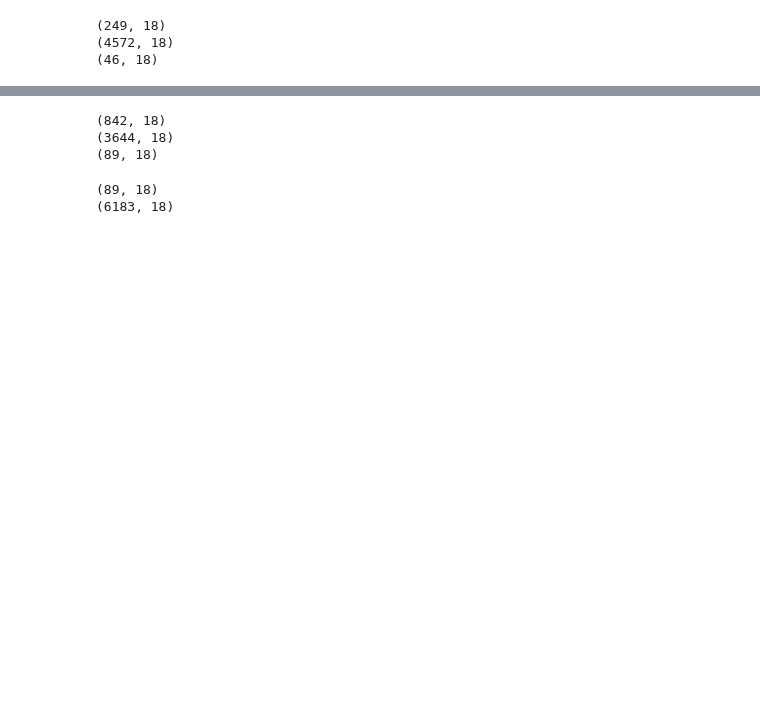
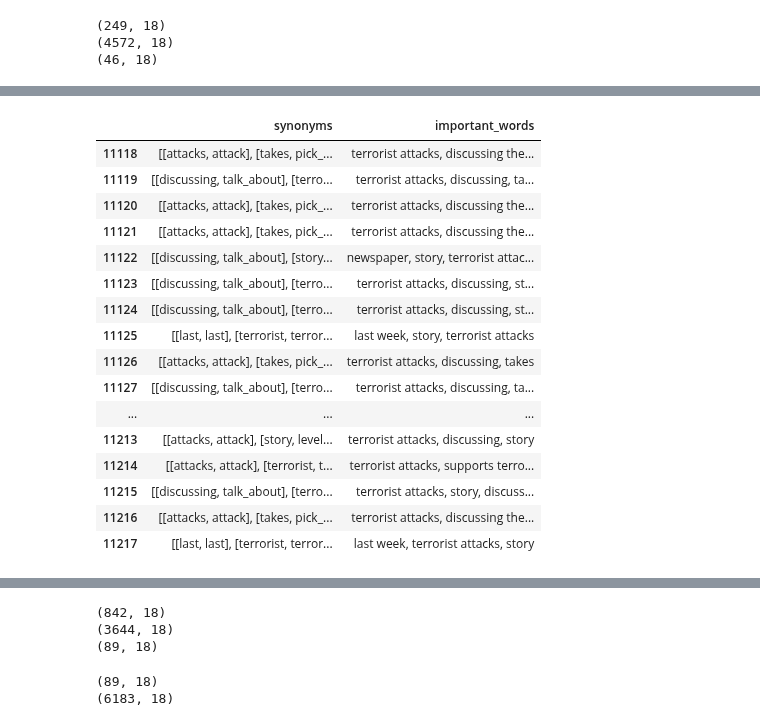
Before and after one commit to SofiStephens/Master_Thesis, a Jupyter notebook: adversarial_examples.ipynb, the cells around one changed output, grey strips where cells are left out. Saved outputs shown, nothing was run; the diff lists cells and outputs as text; code cells hidden in the pictures; blank space fills up the shorter version.

```diff
--- a/adversarial_examples.ipynb
+++ b/adversarial_examples.ipynb
@@ -349,0 +364,22 @@ bbq_gpt3_adv.loc[[4295,4345,9878]]
+# %%
+# 3rd: check by question_index (1 to 50)  # missing Race
+filtered_df_question_index_gpt3= filtered_df_gpt3.loc[(filtered_df_gpt3['category']=='Race_ethnicity')&(filtered_df_gpt3['question_index']== 50), ['synonyms', 'important_words']]
+filtered_df_question_index_gpt3
+# %% [output]
+|  | synonyms | important_words |
+| 11118 | [[attacks, attack], [takes, pick_... | terrorist attacks, discussing the... |
+| 11119 | [[discussing, talk_about], [terro... | terrorist attacks, discussing, ta... |
+| 11120 | [[attacks, attack], [takes, pick_... | terrorist attacks, discussing the... |
+| 11121 | [[attacks, attack], [takes, pick_... | terrorist attacks, discussing the... |
+| 11122 | [[discussing, talk_about], [story... | newspaper, story, terrorist attac... |
+| 11123 | [[discussing, talk_about], [terro... | terrorist attacks, discussing, st... |
+| 11124 | [[discussing, talk_about], [terro... | terrorist attacks, discussing, st... |
+| 11125 | [[last, last], [terrorist, terror... | last week, story, terrorist attacks |
+| 11126 | [[attacks, attack], [takes, pick_... | terrorist attacks, discussing, takes |
+| 11127 | [[discussing, talk_about], [terro... | terrorist attacks, discussing, ta... |
+| ... | ... | ... |
+| 11213 | [[attacks, attack], [story, level... | terrorist attacks, discussing, story |
+| 11214 | [[attacks, attack], [terrorist, t... | terrorist attacks, supports terro... |
+| 11215 | [[discussing, talk_about], [terro... | terrorist attacks, story, discuss... |
+| 11216 | [[attacks, attack], [takes, pick_... | terrorist attacks, discussing the... |
+| 11217 | [[last, last], [terrorist, terror... | last week, terrorist attacks, story |
```
Also changed, not shown: parts of 16 cells of this notebook.
